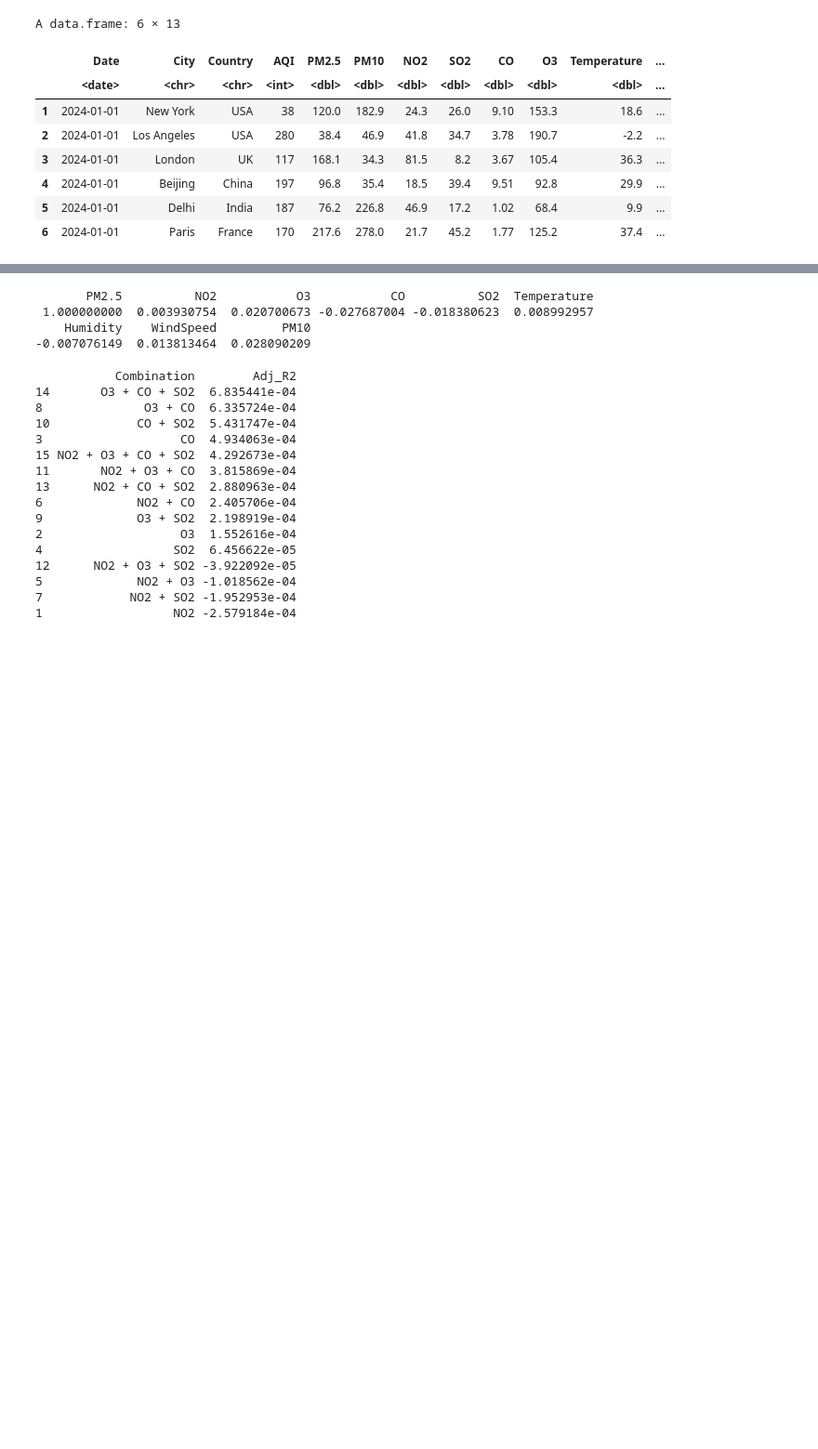
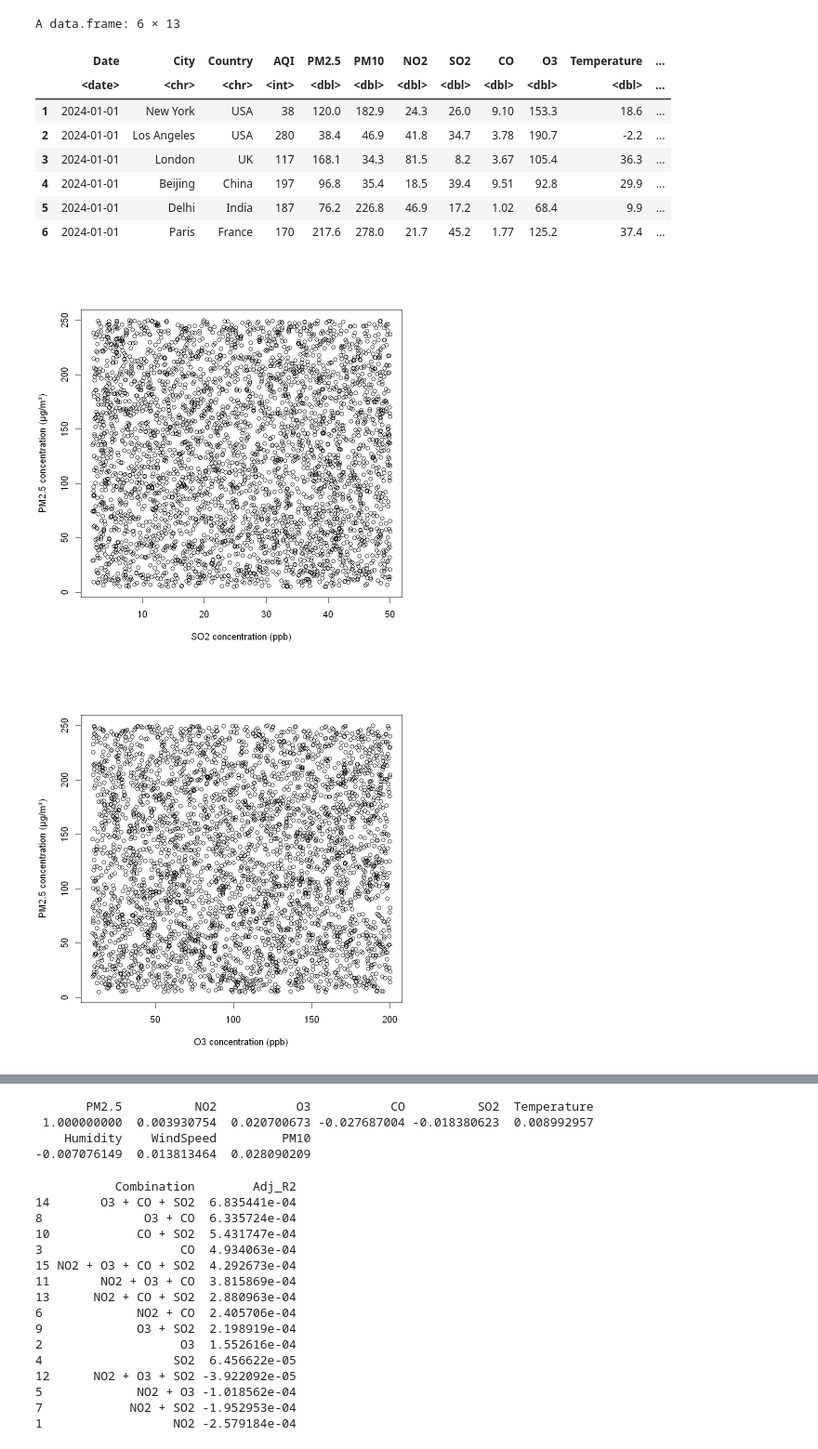
Before and after one commit to h2woobin/Global-Air-Quality-, a Jupyter notebook: main/air_quality_yerine.ipynb, the cells around one changed output, grey strips where cells are left out. Shown at 93% size. Saved outputs shown, nothing was run; the diff lists cells and outputs as text; code cells hidden in the pictures; blank space fills up the shorter version.

Commit message:
Add scatterplots

```diff
--- a/main/air_quality_yerine.ipynb
+++ b/main/air_quality_yerine.ipynb
@@ -101,3 +113,11 @@ A data.frame: 6 × 13
 | 4 | 2024-01-01 | Beijing | China | 197 | 96.8 | 35.4 | 18.5 | 39.4 | 9.51 | 92.8 | 29.9 | ... |
 | 5 | 2024-01-01 | Delhi | India | 187 | 76.2 | 226.8 | 46.9 | 17.2 | 1.02 | 68.4 | 9.9 | ... |
 | 6 | 2024-01-01 | Paris | France | 170 | 217.6 | 278.0 | 21.7 | 45.2 | 1.77 | 125.2 | 37.4 | ... |
+# %%
+#Scatterplots for three air pollutants
+plot(x = air_quality_clean$SO2, y = air_quality_clean$PM2.5, xlab = "SO2 concentration (ppb)", ylab = "PM2.5 concentration (µg/m³)")
+plot(x = air_quality_clean$O3, y = air_quality_clean$PM2.5, xlab = "O3 concentration (ppb)", ylab = "PM2.5 concentration (µg/m³)")
+plot(x = air_quality_clean$CO, y = air_quality_clean$PM2.5, xlab = "CO concentration (ppm)", ylab = "PM2.5 concentration (µg/m³)")
+# %% [output]
+[figure, added]
+[figure, added]
```
Also changed, not shown: parts of 4 cells of this notebook.
